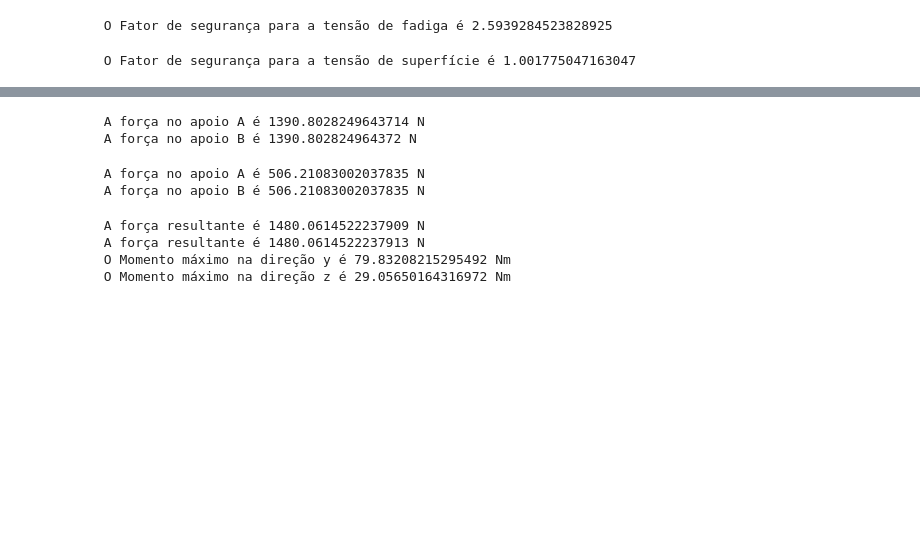
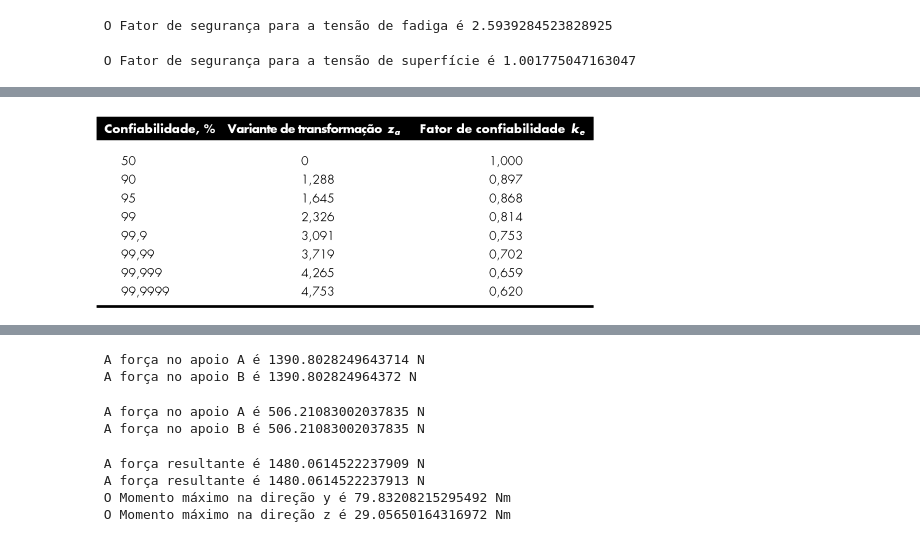
Before and after one commit to brunarosarf/ElemaqII, a Jupyter notebook: ELEMAQ.ipynb, the cells around one changed output, grey strips where cells are left out. Drawn from its saved outputs; the diff is of its cells as text; code cells hidden in the pictures; blank space fills up the shorter version.

```diff
--- a/ELEMAQ.ipynb
+++ b/ELEMAQ.ipynb
@@ -343,0 +497,4 @@ print (f' O Fator de segurança para a tensão de superfície é {FS2}')
+# %%
+Image('kee.png')
+# %% [output]
+[figure, added]
```
Also changed, not shown: parts of 177 cells of this notebook.
